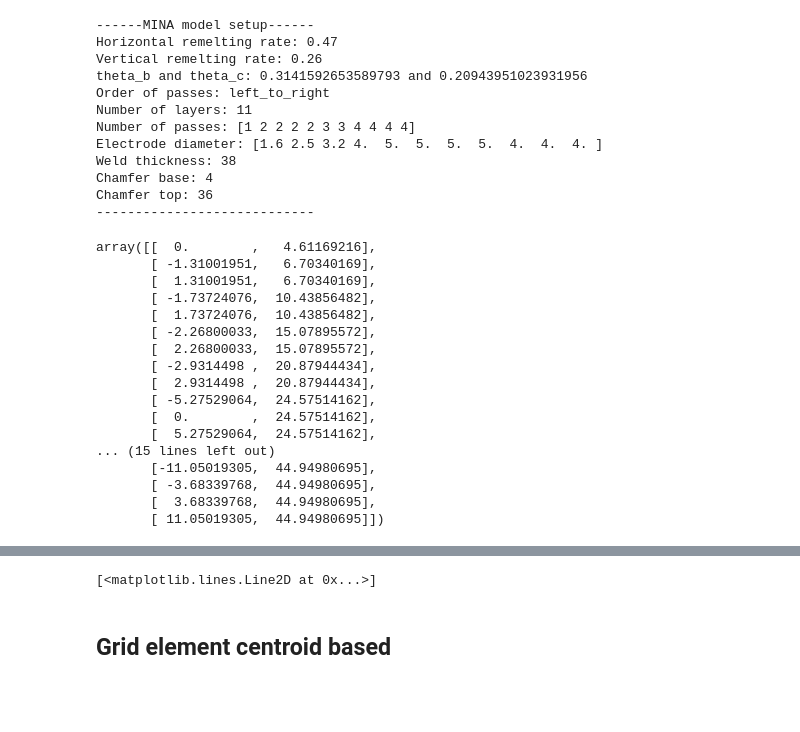
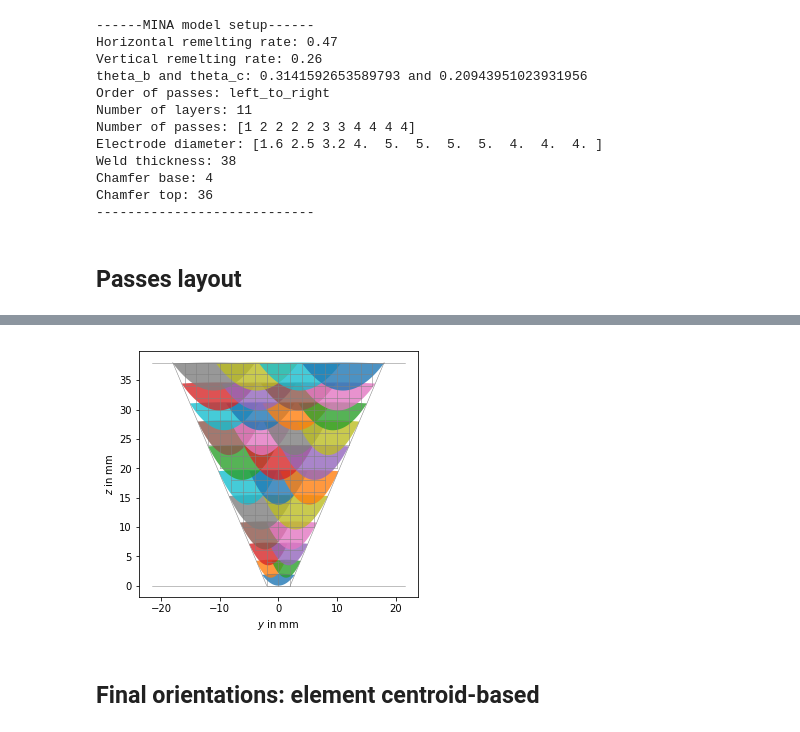
Before and after one commit to michalkalkowski/ogilvy_weld, a Jupyter notebook: notebooks/2_Verification against D717A from Moysan, 2003.ipynb, the cells around one changed output, grey strips where cells are left out. Drawn from its saved outputs; the diff is of its cells as text; code cells hidden in the pictures; blank space fills up the shorter version.

```diff
--- a/notebooks/2_Verification against D717A from Moysan, 2003.ipynb
+++ b/notebooks/2_Verification against D717A from Moysan, 2003.ipynb
@@ -39,8 +38,8 @@ weld_parameters = dict([('remelt_h', 0.47),
                         ('b', 4),
                         ('c', 36)])
 weld = mina.MINA_weld(weld_parameters)
-weld.define_grid_size(2., use_centroids=True)
-weld.h_top = 0.
+weld.define_grid_size(2., use_centroids=False)
+weld.h_top = 0.2
 weld.solve()
 # weld.fill_missing()
 # %% [output]
@@ -56,27 +55,9 @@ Weld thickness: 38
 Chamfer base: 4
 Chamfer top: 36
 ----------------------------
-# %%
-weld.point_d
-# %% [output]
-array([[  0.        ,   4.61169216],
-       [ -1.31001951,   6.70340169],
-       [  1.31001951,   6.70340169],
-       [ -1.73724076,  10.43856482],
-       [  1.73724076,  10.43856482],
-       [ -2.26800033,  15.07895572],
-       [  2.26800033,  15.07895572],
-       [ -2.9314498 ,  20.87944434],
-       [  2.9314498 ,  20.87944434],
-       [ -5.27529064,  24.57514162],
-       [  0.        ,  24.57514162],
-       [  5.27529064,  24.57514162],
-... (15 lines left out)
-       [-11.05019305,  44.94980695],
-       [ -3.68339768,  44.94980695],
-       [  3.68339768,  44.94980695],
-       [ 11.05019305,  44.94980695]])
+# %% [markdown]
+## Passes layout
 # %%
 weld.plot_passes(grid=True)
-plt.plot(weld.point_o[:, 0], weld.point_o[:, 1], 'o')
+# plt.plot(weld.point_o[:, 0], weld.point_o[:, 1], 'o')
 # %% [output]
@@ -85,3 +64,3 @@ plt.plot(weld.point_o[:, 0], weld.point_o[:, 1], 'o')
-[<matplotlib.lines.Line2D at 0x...>]
+[figure, added]
 # %% [markdown]
-## Grid element centroid based
+## Final orientations: element centroid-based
```
Also changed, not shown: parts of 10 cells of this notebook.
